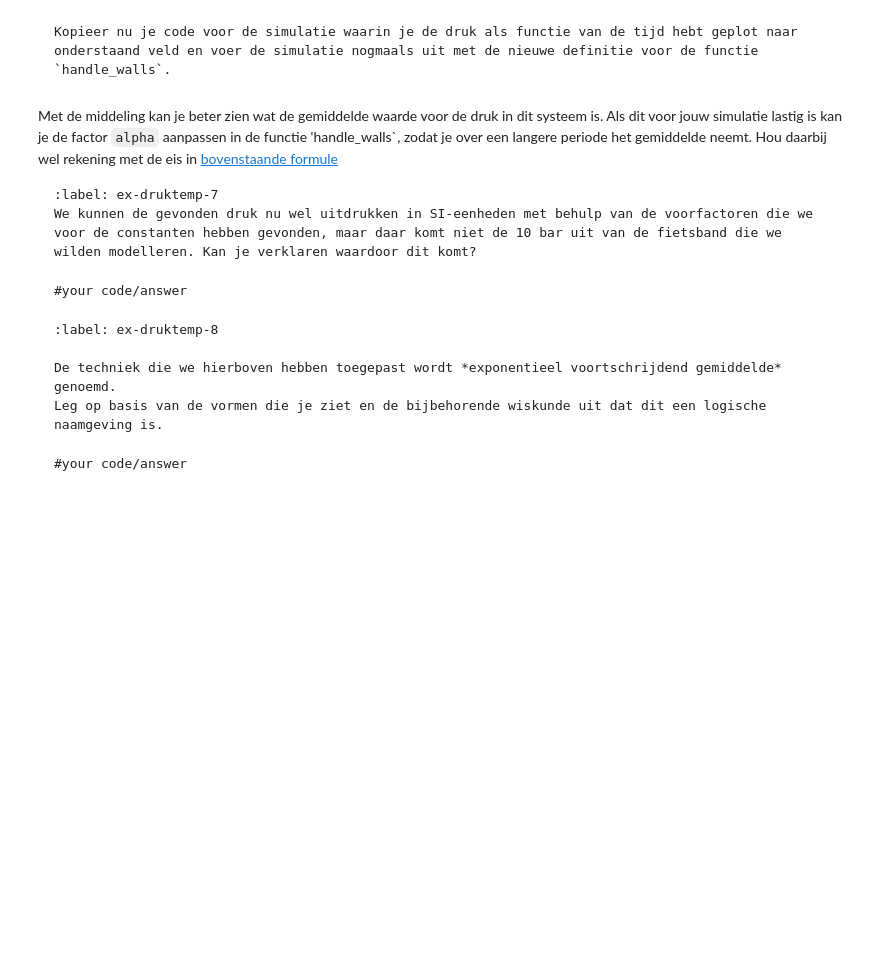
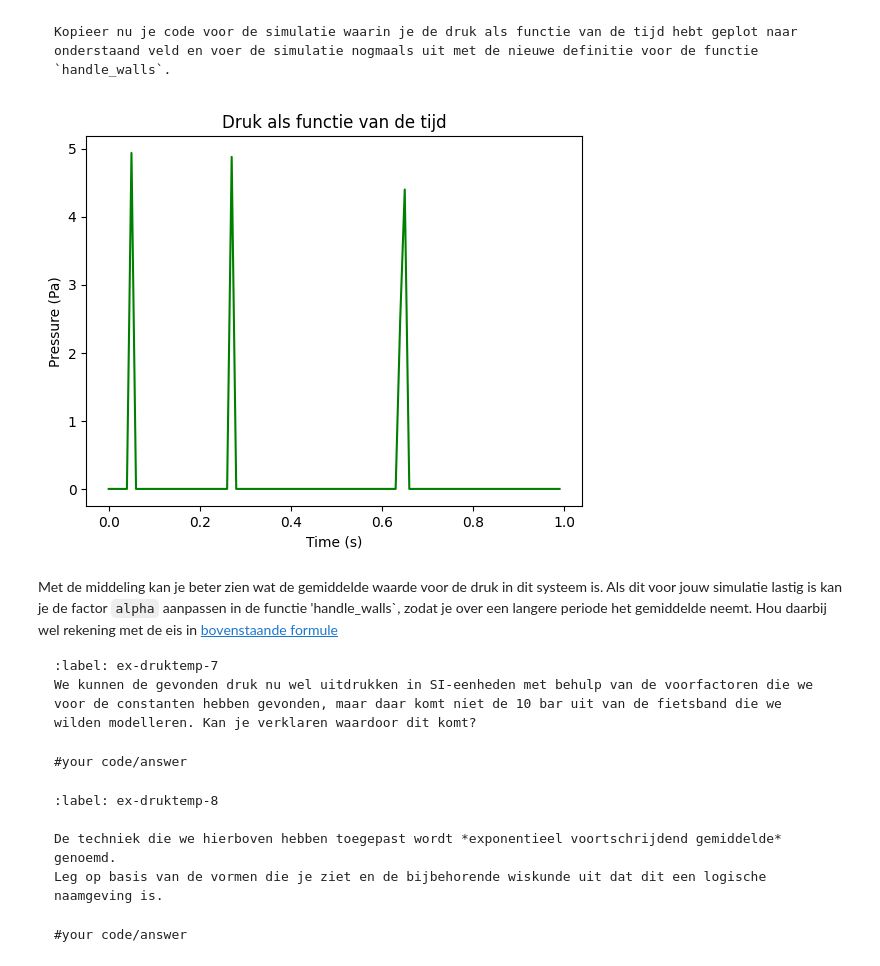
Before and after one commit to JanvandePoll/repository-jan, a Jupyter notebook: 5_druktemp.ipynb, the cells around one changed output. Saved outputs shown, nothing was run; the diff lists cells and outputs as text; code cells hidden in the pictures; blank space fills up the shorter version.

````diff
--- a/5_druktemp.ipynb
+++ b/5_druktemp.ipynb
@@ -349,8 +386,94 @@ Kopieer nu je code voor de simulatie waarin je de druk als functie van de tijd h
 ```
 # %%
 # RUIMTE VOOR GEKOPIEERDE FUNCTIE
+import numpy as np
+import matplotlib.pyplot as plt
 
-#your code/answer
+# Parameters
+BOX_SIZE_0 = 10.0
+N = 40
+V_0 = 1.0
+RADIUS = 0.2
+DT = 0.01
+
+# Globale variabelen voor druk
+impulse_outward = 0.0
+pressure = 0.0
+
+# Particle class
+class ParticleClass:
+    def __init__(self, m, v, r, R):
+        self.m = m
+        self.v = np.array(v, dtype=float)
+        self.r = np.array(r, dtype=float)
+        self.R = R
+
+    def update_position(self):
+        self.r += self.v * DT
+
+    @property
+    def momentum(self):
+        return self.m * self.v
+
+# Botsingen met wanden (nieuwe definitie)
+def top_down_collision(particle: ParticleClass):
+    global impulse_outward
+    if abs(particle.r[1]) + particle.R > BOX_SIZE_0 / 2:
+        particle.r[1] = np.sign(particle.r[1]) * (BOX_SIZE_0/2 - particle.R)
+        impulse_outward += abs(particle.momentum[1]) * 2
+        particle.v[1] *= -1
+
+def left_right_collision(particle: ParticleClass):
+    global impulse_outward
+    if abs(particle.r[0]) + particle.R > BOX_SIZE_0 / 2:
+        particle.r[0] = np.sign(particle.r[0]) * (BOX_SIZE_0/2 - particle.R)
+        impulse_outward += abs(particle.momentum[0]) * 2
+        particle.v[0] *= -1
+
+def handle_walls(particles):
+    """ botsing met wanden controleren en druk berekenen """
+    global pressure, impulse_outward
+    impulse_outward = 0.0
+    for p in particles:
+        left_right_collision(p)
+        top_down_collision(p)
+    # druk = impuls per tijdseenheid / oppervlakte (2D simulatie)
+    pressure = impulse_outward / (4 * BOX_SIZE_0 * DT)
+
+# Hulpfuncties
+def create_particles(particles):
+    particles.clear()
+    for i in range(N):
+        vx = np.random.uniform(-V_0, V_0)
+        vy = np.random.choice([-1, 1]) * np.sqrt(V_0**2 - vx**2)
+        pos = np.random.uniform(-BOX_SIZE_0/2 + RADIUS, BOX_SIZE_0/2 - RADIUS, 2)
+        particles.append(ParticleClass(m=1.0, v=[vx, vy], r=pos, R=RADIUS))
+
+def take_time_step(particles):
+    for p in particles:
+        p.update_position()
+    handle_walls(particles)
+
+# Simulatie
+pressure_values = np.zeros(100, dtype=float)
+times = np.arange(100) * DT
+
+particles = []
+create_particles(particles)
+
+for i in range(100):
+    take_time_step(particles)
+    pressure_values[i] = pressure
+
+# Plot
+plt.figure()
+plt.xlabel('Time (s)')
+plt.ylabel('Pressure (Pa)')
+plt.plot(times, pressure_values, color='green')
+plt.title('Druk als functie van de tijd')
+plt.show()
+# %% [output]
+[figure, added]
 # %% [markdown]
 Met de middeling kan je beter zien wat de gemiddelde waarde voor de druk in dit systeem is. Als dit voor jouw simulatie lastig is kan je de factor `alpha` aanpassen in de functie 'handle_walls`, zodat je over een langere periode het gemiddelde neemt. Hou daarbij wel rekening met de eis in [bovenstaande formule](int_norm)
 
````
Also changed, not shown: parts of 7 cells of this notebook.
